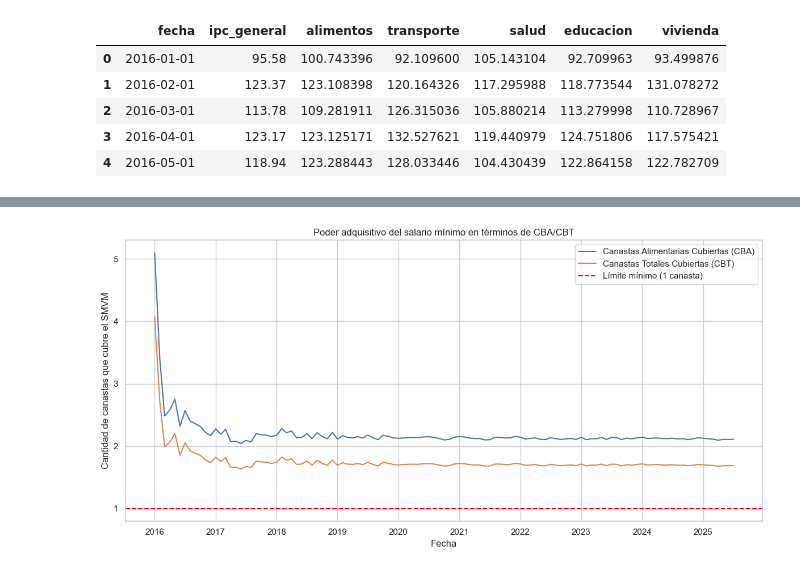
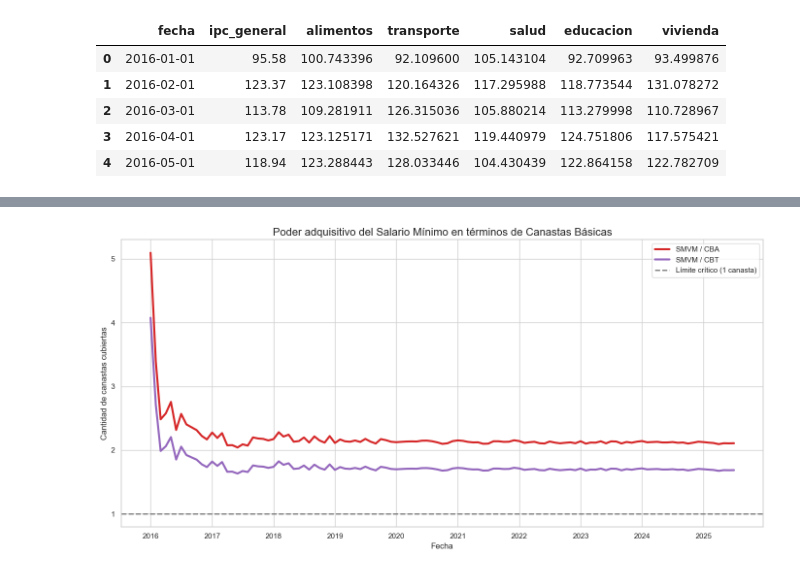
Before and after one commit to FedeCtr/inflacion-canasta-arg, a Jupyter notebook: notebooks/analisis_inflacion_canasta.ipynb, the cells around one changed output, grey strips where cells are left out. Drawn from its saved outputs; the diff is of its cells as text; code cells hidden in the pictures.

Commit message:
Agrega gráficos mejorados con comentarios explicativos y análisis visual completo

```diff
--- a/notebooks/analisis_inflacion_canasta.ipynb
+++ b/notebooks/analisis_inflacion_canasta.ipynb
@@ -0,0 +3,8 @@
+# %%
+import pandas as pd
+import matplotlib.pyplot as plt
+import seaborn as sns
+
+# Configuración general para gráficos
+sns.set(style="whitegrid")
+plt.rcParams["figure.figsize"] = (14, 7)
@@ -1,18 +13,10 @@
 # %%
-import pandas as pd
-import matplotlib.pyplot as plt
-import seaborn as sns
-
-# Estilo
-sns.set(style="whitegrid")
-plt.rcParams["figure.figsize"] = (12, 6)
-
-# Cargar datasets
+# Cargar datos (asumiendo que están en la carpeta data/)
 df_canasta = pd.read_csv('../data/canasta_basica.csv', parse_dates=['fecha'])
 df_salario = pd.read_csv('../data/salario_minimo.csv', parse_dates=['fecha'])
 df_ipc = pd.read_csv('../data/indices_inflacion.csv', parse_dates=['fecha'])
 
-# Verificar primeras filas
+# Mostrar primeras filas para verificar
 display(df_canasta.head())
 display(df_salario.head())
 display(df_ipc.head())
@@ -67,15 +97,15 @@ plt.show()
 # %%
-df['cba_cubierta'] = df['smvm'] / df['cba']
-df['cbt_cubierta'] = df['smvm'] / df['cbt']
+plt.figure()
+plt.plot(df['fecha'], df['cba_cubierta'], label='SMVM / CBA', color='#d62728', linewidth=3)
+plt.plot(df['fecha'], df['cbt_cubierta'], label='SMVM / CBT', color='#9467bd', linewidth=3)
+plt.axhline(1, color='gray', linestyle='--', linewidth=2, label='Límite crítico (1 canasta)')
 
-plt.plot(df['fecha'], df['cba_cubierta'], label='Canastas Alimentarias Cubiertas (CBA)')
-plt.plot(df['fecha'], df['cbt_cubierta'], label='Canastas Totales Cubiertas (CBT)')
-plt.axhline(1, color='red', linestyle='--', label='Límite mínimo (1 canasta)')
-plt.title('Poder adquisitivo del salario mínimo en términos de CBA/CBT')
+plt.title('Poder adquisitivo del Salario Mínimo en términos de Canastas Básicas', fontsize=16)
 plt.xlabel('Fecha')
-plt.ylabel('Cantidad de canastas que cubre el SMVM')
-plt.legend()
+plt.ylabel('Cantidad de canastas cubiertas')
+plt.legend(loc='upper right')
+plt.grid(True)
 plt.tight_layout()
 plt.show()
 # %% [output]
-[figure, old version]
+[figure, new version]
```
Also changed, not shown: parts of 11 cells of this notebook.
